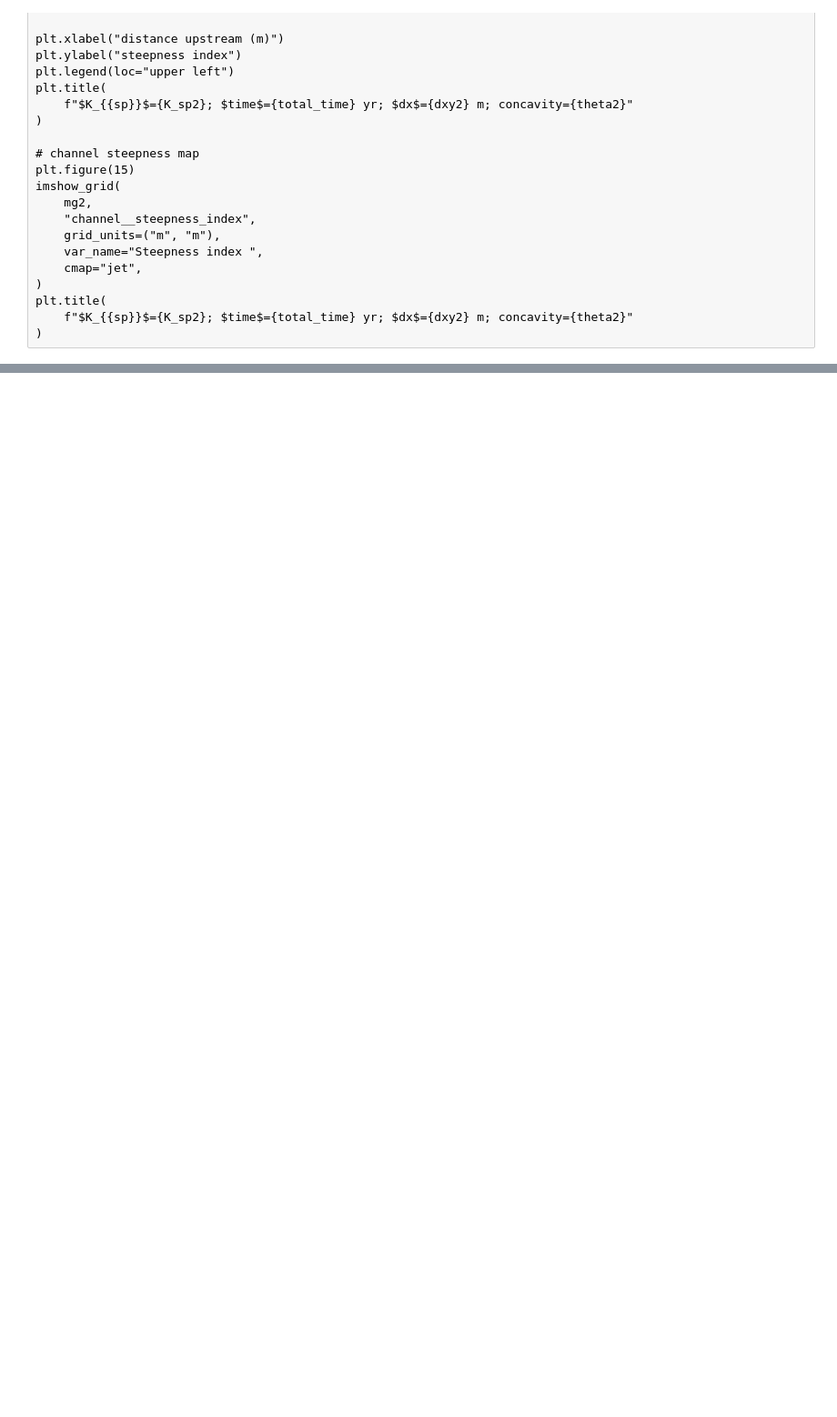
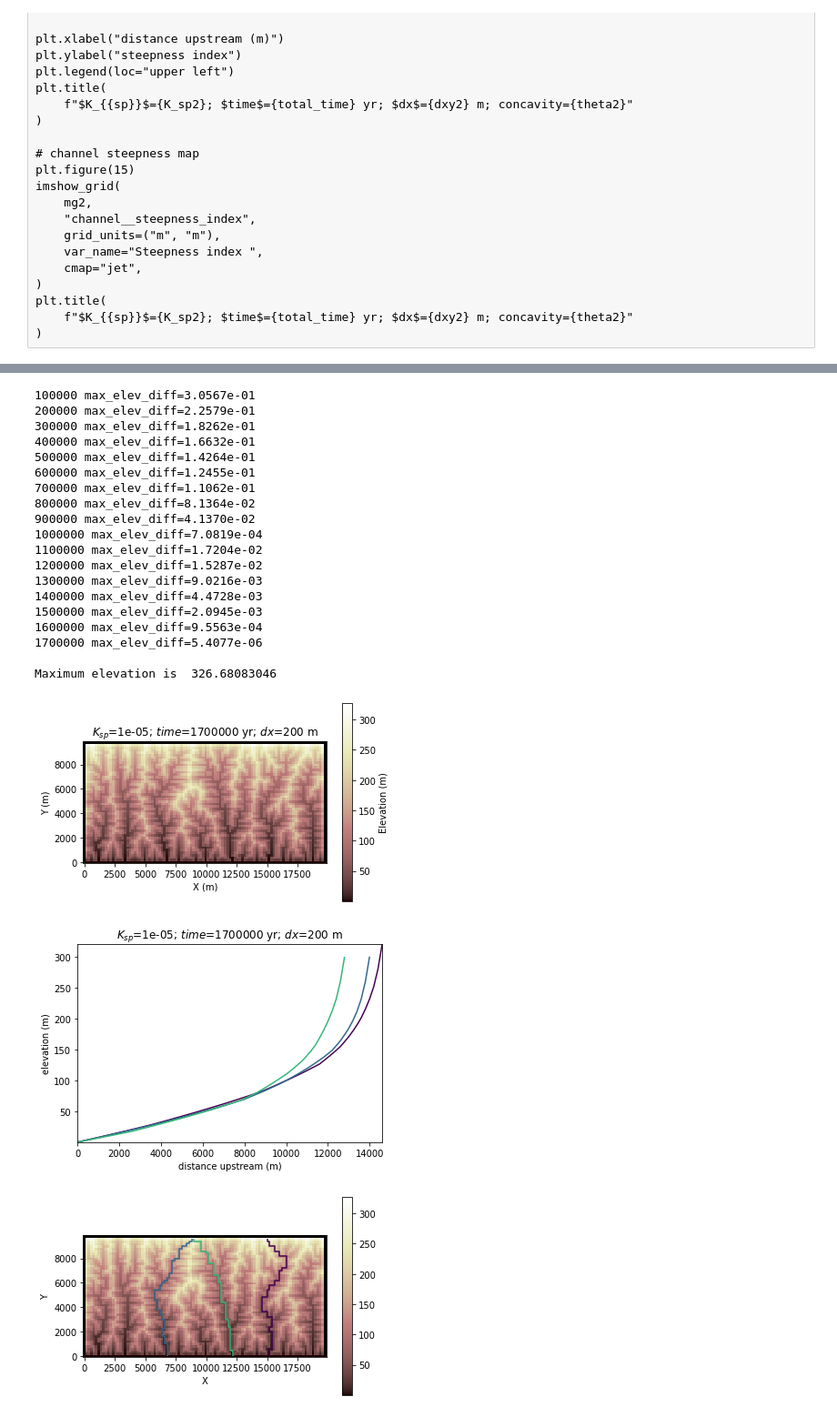
Before and after one commit to lhy11009/gel_214, a Jupyter notebook: stream_power_channels_class_notebook.ipynb, the cells around one changed output, grey strips where cells are left out. Shown at 91% size. Saved outputs shown, nothing was run; the diff lists cells and outputs as text; code cells hidden in the pictures; blank space fills up the shorter version.

```diff
--- a/stream_power_channels_class_notebook.ipynb
+++ b/stream_power_channels_class_notebook.ipynb
@@ -850,0 +1172,26 @@ Include appropriate plots. (If you want to analyze these landscapes outside of L
+# %%
+# code block for question 3
+z2, end_time = RunWrapper1(z1, uplift_rate_value=4e-4, is_run_to_converge=True, tolerance=1e-5)
+# %% [output]
+100000 max_elev_diff=3.0567e-01
+200000 max_elev_diff=2.2579e-01
+300000 max_elev_diff=1.8262e-01
+400000 max_elev_diff=1.6632e-01
+500000 max_elev_diff=1.4264e-01
+600000 max_elev_diff=1.2455e-01
+700000 max_elev_diff=1.1062e-01
+800000 max_elev_diff=8.1364e-02
+900000 max_elev_diff=4.1370e-02
+1000000 max_elev_diff=7.0819e-04
+1100000 max_elev_diff=1.7204e-02
+1200000 max_elev_diff=1.5287e-02
+1300000 max_elev_diff=9.0216e-03
+1400000 max_elev_diff=4.4728e-03
+1500000 max_elev_diff=2.0945e-03
+1600000 max_elev_diff=9.5563e-04
+1700000 max_elev_diff=5.4077e-06
+
+Maximum elevation is  326.68083046
+[figure, added]
+[figure, added]
+[figure, added]
```
Also changed, not shown: parts of 7 cells of this notebook, 1 other file.
